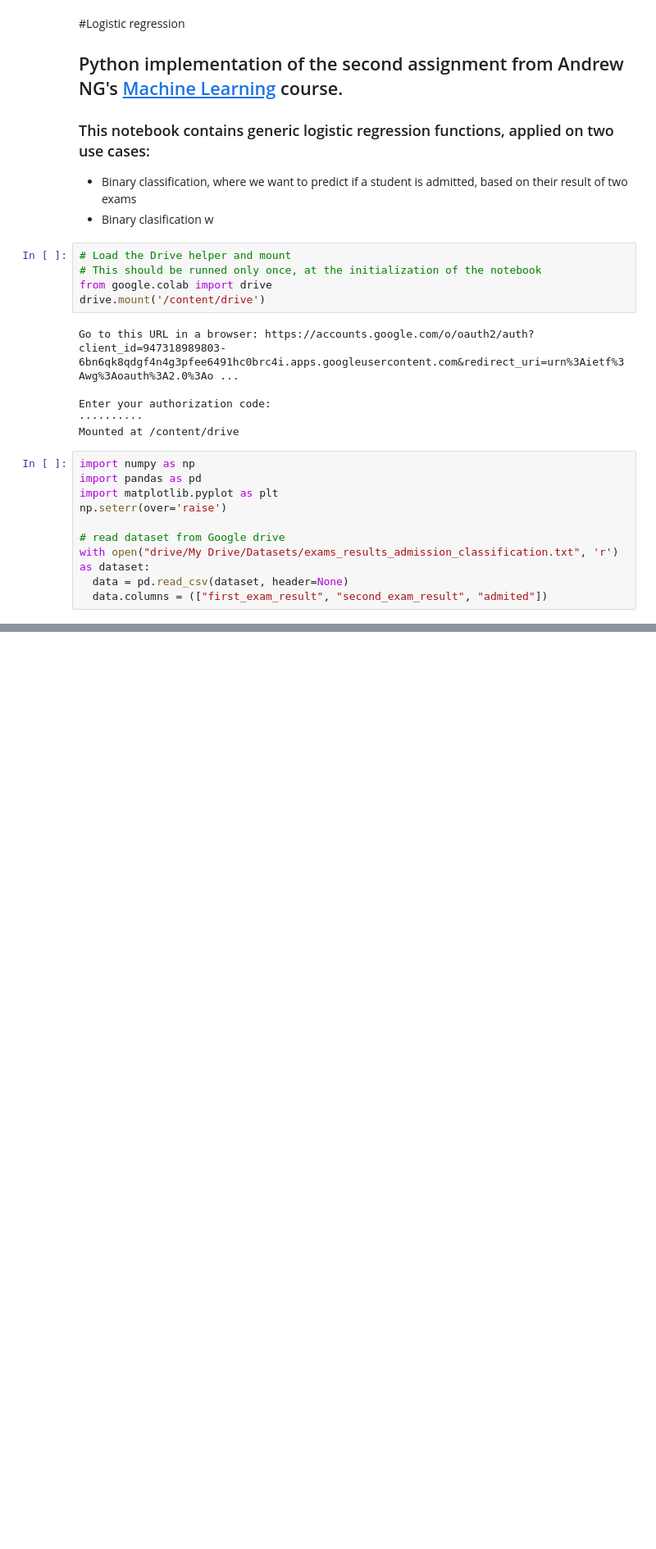
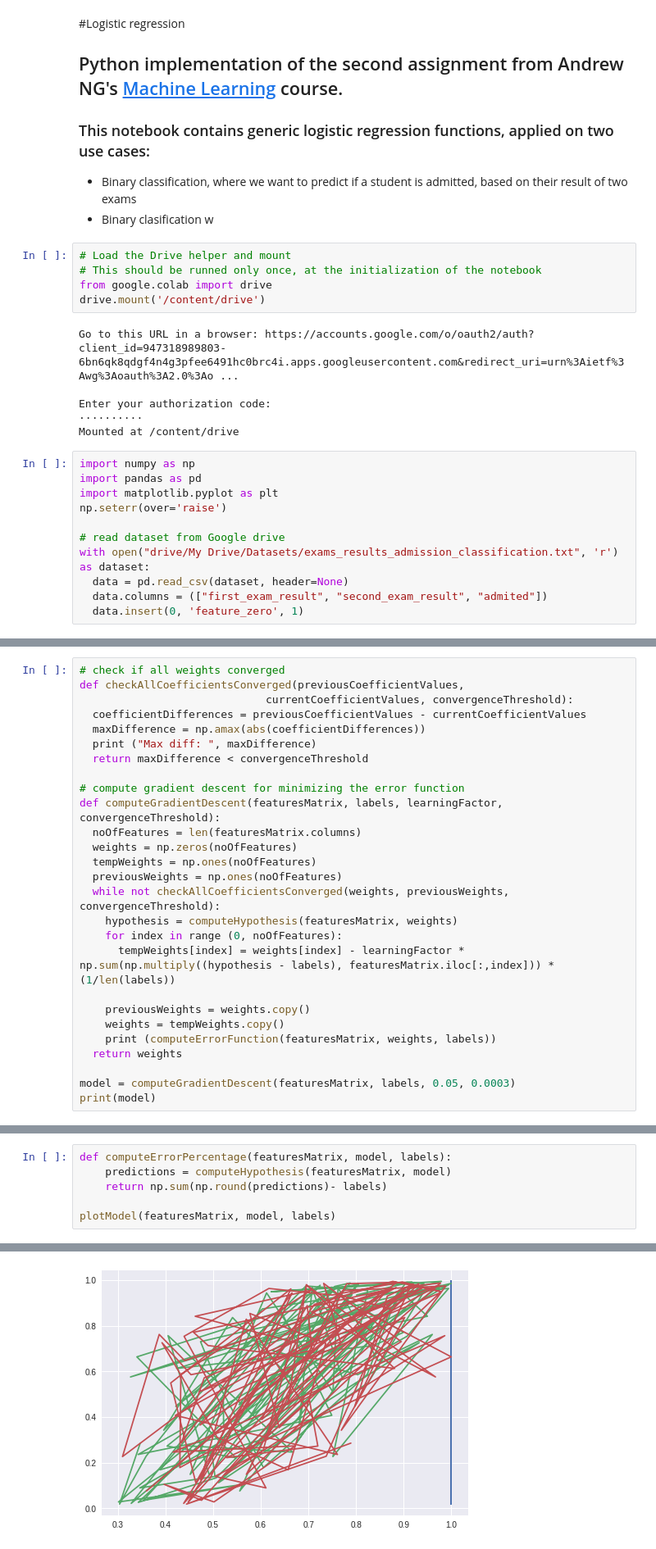
Before and after one commit to silviutroscot/Machine-Learning-Playground, a Jupyter notebook: LogisticRegression.ipynb, the cells around one changed output, grey strips where cells are left out. Shown at 82% size. Drawn from its saved outputs; the diff is of its cells as text; blank space fills up the shorter version.

Commit message:
Implemented gradient decent and error percentage

```diff
--- a/LogisticRegression.ipynb
+++ b/LogisticRegression.ipynb
@@ -29,6 +29,7 @@ np.seterr(over='raise')
 with open("drive/My Drive/Datasets/exams_results_admission_classification.txt", 'r') as dataset:
   data = pd.read_csv(dataset, header=None)
   data.columns = (["first_exam_result", "second_exam_result", "admited"])
+  data.insert(0, 'feature_zero', 1)
 # %%
 # plot data
 def plotData(data):
@@ -80,0 +100,27 @@ print(data)
+# %%
+# check if all weights converged
+def checkAllCoefficientsConverged(previousCoefficientValues,
+                             currentCoefficientValues, convergenceThreshold):
+  coefficientDifferences = previousCoefficientValues - currentCoefficientValues
+  maxDifference = np.amax(abs(coefficientDifferences))
+  print ("Max diff: ", maxDifference)
+  return maxDifference < convergenceThreshold
+
+# compute gradient descent for minimizing the error function
+def computeGradientDescent(featuresMatrix, labels, learningFactor, convergenceThreshold):
+  noOfFeatures = len(featuresMatrix.columns)
+  weights = np.zeros(noOfFeatures)
+  tempWeights = np.ones(noOfFeatures)
+  previousWeights = np.ones(noOfFeatures)
+  while not checkAllCoefficientsConverged(weights, previousWeights, convergenceThreshold):
+    hypothesis = computeHypothesis(featuresMatrix, weights)
+    for index in range (0, noOfFeatures):
+      tempWeights[index] = weights[index] - learningFactor * np.sum(np.multiply((hypothesis - labels), featuresMatrix.iloc[:,index])) * (1/len(labels))
+
+    previousWeights = weights.copy()
+    weights = tempWeights.copy()
+    print (computeErrorFunction(featuresMatrix, weights, labels))
+  return weights
+
+model = computeGradientDescent(featuresMatrix, labels, 0.05, 0.0003)
+print(model)
@@ -80,0 +145,7 @@ print(data)
+# %%
+def computeErrorPercentage(featuresMatrix, model, labels):
+    predictions = computeHypothesis(featuresMatrix, model)
+    return np.sum(np.round(predictions)- labels)
+
+plotModel(featuresMatrix, model, labels)
+# %% [output]
@@ -80,0 +153 @@ print(data)
+[figure, added]
```
Also changed, not shown: parts of 5 cells of this notebook.
